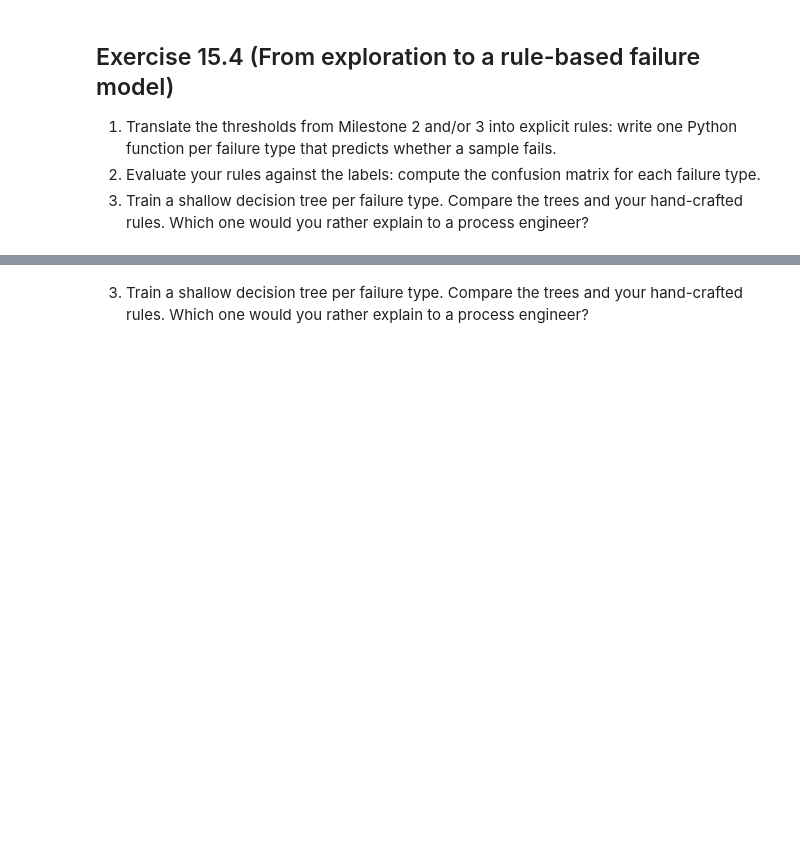
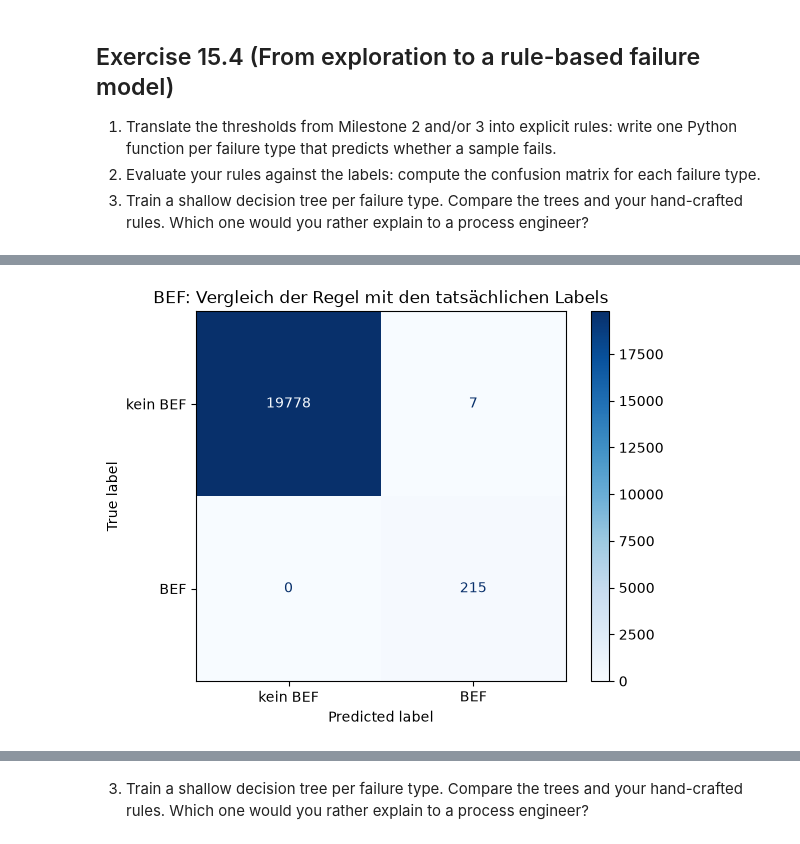
Before and after one commit to Dabro65/Industrial_Datascience, a Jupyter notebook: Tasks/15 Self study - Session 2/Exercise_15.4.ipynb, the cells around one changed output, grey strips where cells are left out. Saved outputs shown, nothing was run; the diff lists cells and outputs as text; code cells hidden in the pictures; blank space fills up the shorter version.

```diff
--- a/Tasks/15 Self study - Session 2/Exercise_15.4.ipynb
+++ b/Tasks/15 Self study - Session 2/Exercise_15.4.ipynb
@@ -8,0 +63,35 @@
+# %%
+# BEF vorhersagen
+def predict_bef(row):
+    low_cutting_speed = (
+        (row["Material"] == "K"
+         and row["Cutting speed vc [m/min]"] <= 16.7)       # Geringe Schnittgeschwindigkeit (≤ 16,7 m/min für Material K) führt zu BEF
+        or
+        (row["Material"] == "P"
+         and row["Cutting speed vc [m/min]"] <= 22)         # Geringe Schnittgeschwindigkeit (≤ 22 m/min für Material P) führt zu BEF
+    )
+
+    low_cooling = row["Cooling [%]"] <= 25                  # Geringe Kühlung (≤ 25%) führt zu BEF
+
+    return int(low_cutting_speed and low_cooling)
+
+
+df["BEF_pred"] = df.apply(predict_bef, axis=1)
+
+
+# Anwenden der Regel
+cm = confusion_matrix(
+    df["BEF"],
+    df["BEF_pred"],
+    labels=[0, 1]
+)
+
+ConfusionMatrixDisplay(
+    confusion_matrix=cm,
+    display_labels=["kein BEF", "BEF"]
+).plot(cmap="Blues", values_format="d")
+
+plt.title("BEF: Vergleich der Regel mit den tatsächlichen Labels")
+plt.show()
+# %% [output]
+[figure, added]
```
Also changed, not shown: parts of 12 cells of this notebook, 1 other file.
